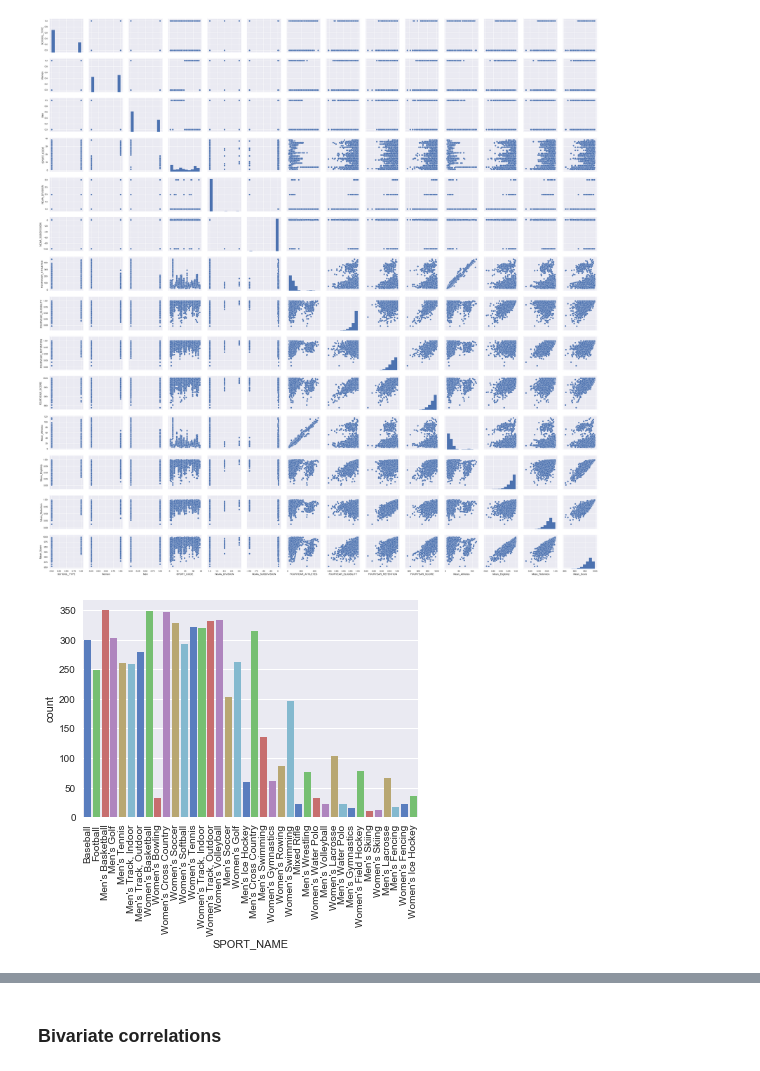
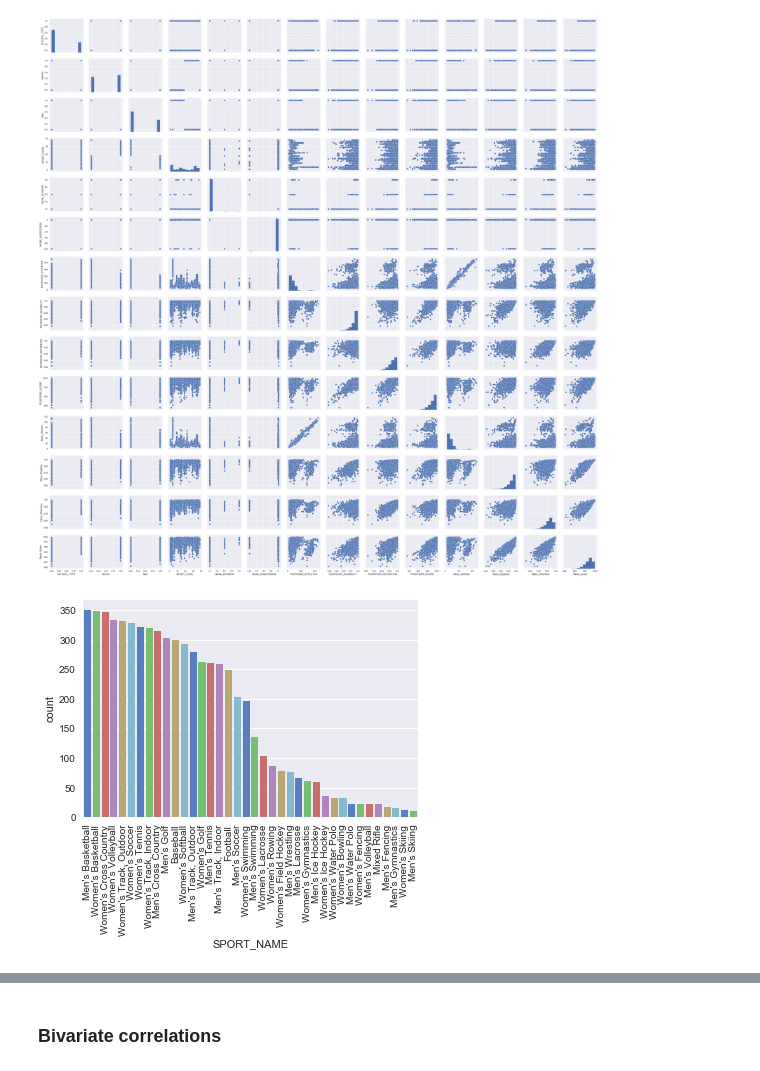
Before and after one commit to jennyalvauaje/sports-stats, a Jupyter notebook: Analyzing Academic Scores of NCAA Programs.ipynb, the cells around one changed output, grey strips where cells are left out. Saved outputs shown, nothing was run; the diff lists cells and outputs as text; code cells hidden in the pictures.

```diff
--- a/Analyzing Academic Scores of NCAA Programs.ipynb
+++ b/Analyzing Academic Scores of NCAA Programs.ipynb
@@ -245,7 +217,7 @@ sns.pairplot(df_mean);
 # %% [output]
 [figure]
 # %%
-sns.countplot(x="SPORT_NAME", data=raw_data, palette='muted')
+sns.countplot(x="SPORT_NAME", data=raw_data, palette='muted', order = raw_data['SPORT_NAME'].value_counts().index)
 plt.xticks(rotation = 90);
 # %% [output]
-[figure, old version]
+[figure, new version]
```
Also changed, not shown: parts of 46 cells of this notebook.
